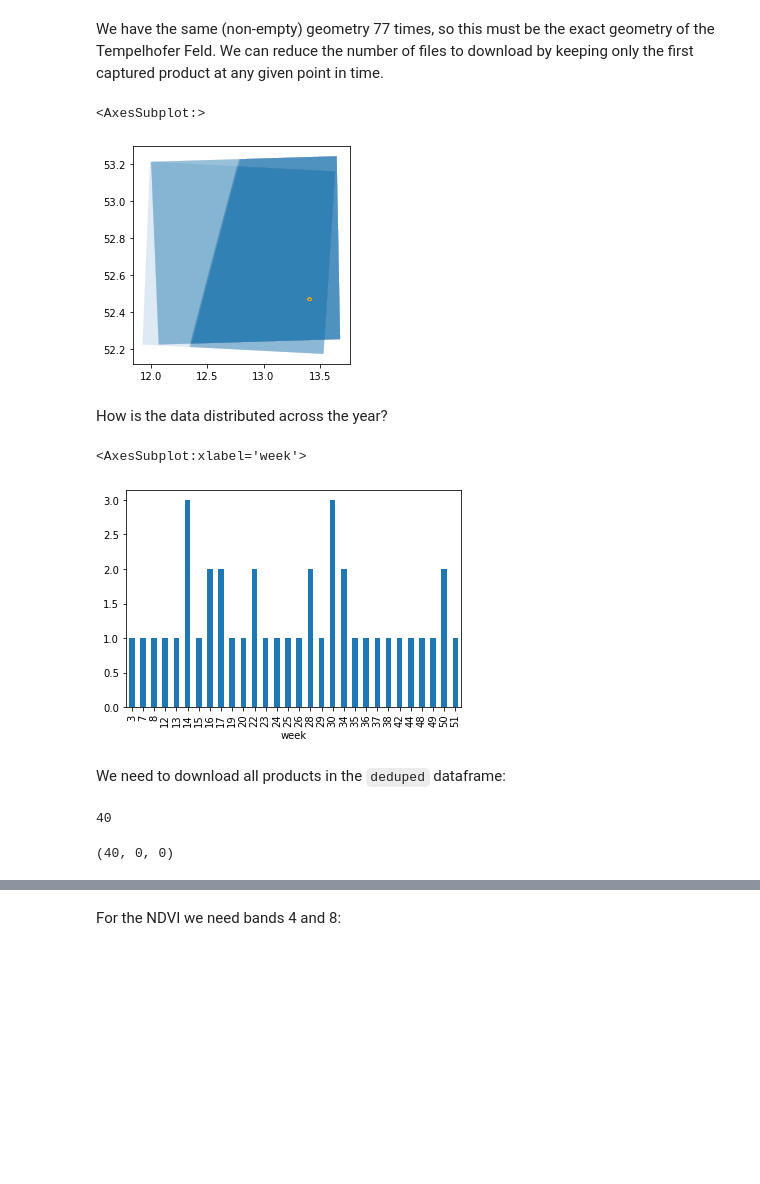
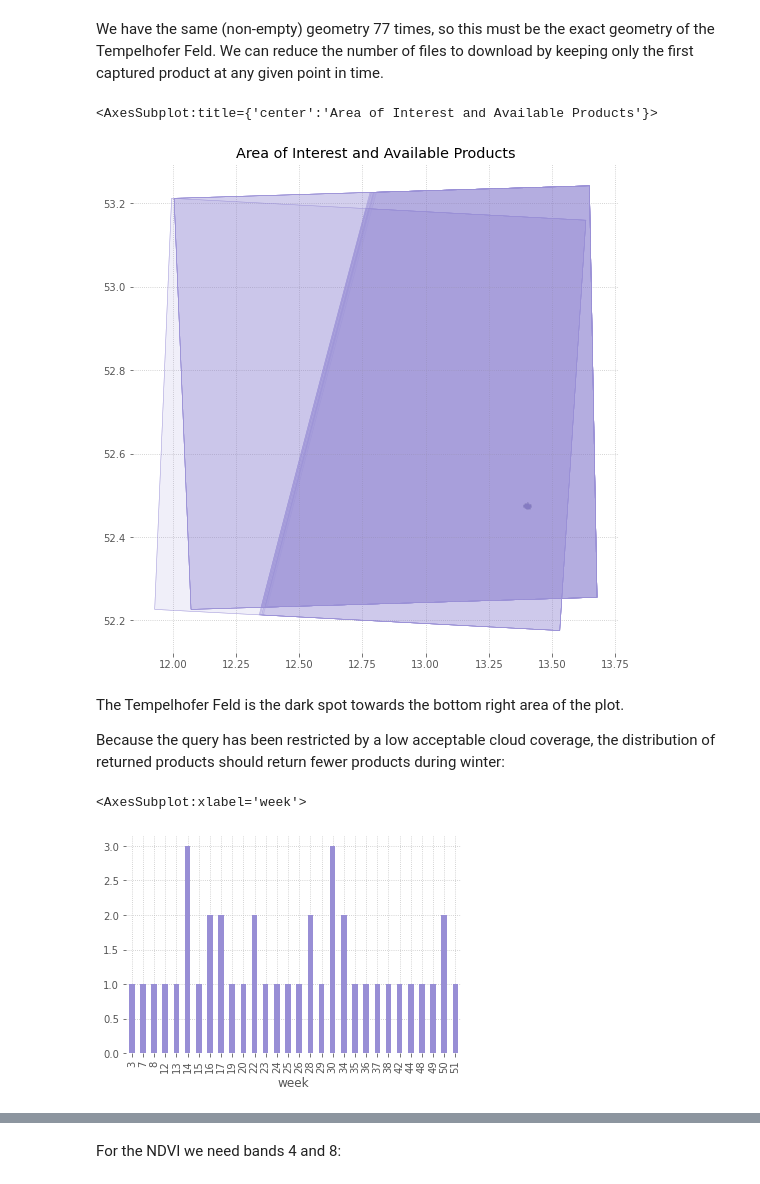
Before and after one commit to rrrnld/earth-observation-for-journalism, a Jupyter notebook: sources/02a NDVI.ipynb, the cells around one changed output, grey strips where cells are left out. Drawn from its saved outputs; the diff is of its cells as text; code cells hidden in the pictures; blank space fills up the shorter version.

Commit message:
Run 02a from top to bottom

```diff
--- a/sources/02a NDVI.ipynb
+++ b/sources/02a NDVI.ipynb
@@ -64,0 +47,23 @@ len(products)
+# %%
+from datetime import date
+from sentinelsat import SentinelAPI
+from shapely.geometry import box
+from tqdm.notebook import tqdm
+import os
+
+# save area of interest as GeoJSON
+base_path = Path('resources/tempelhofer_feld')
+base_path.mkdir(exist_ok=True, parents=True)
+tempelhofer_feld.to_file(base_path / 'tempelhofer_feld.geojson', driver='GeoJSON')
+
+api = SentinelAPI(os.getenv('SCIHUB_USERNAME'), os.getenv('SCIHUB_PASSWORD'))
+api._tqdm = tqdm # nicer progress bars
+
+footprint = tempelhofer_feld.convex_hull.iloc[0]
+products = api.query(footprint,
+                     platformname='Sentinel-2',
+                     processinglevel='Level-2A',
+                     date=(date(2019,1,1), date(2019,12,31)),
+                     cloudcoverpercentage=(0,30))
+
+print(f'Found {len(products)} products')
@@ -93,23 +100,20 @@ Length: 1, dtype: geometry
 We have the same (non-empty) geometry 77 times, so this must be the exact geometry of the Tempelhofer Feld.
 We can reduce the number of files to download by keeping only the first captured product at any given point in time.
 # %%
+from sentinel_helpers import plot_downloaded_products
+
 deduped = products_gdf.drop_duplicates(subset='beginposition', keep='first')
-ax = deduped.plot(alpha=0.05)
-tempelhofer_feld.plot(ax=ax, edgecolor='orange')
+plot_downloaded_products(deduped, tempelhofer_feld, figsize=(9,9), alpha=0.05)
 # %% [output]
-<AxesSubplot:>
+<AxesSubplot:title={'center':'Area of Interest and Available Products'}>
-[figure, old version]
+[figure, new version]
-# %% [markdown]
-How is the data distributed across the year?
+# %% [markdown]
+The Tempelhofer Feld is the dark spot towards the bottom right area of the plot.
+
+Because the query has been restricted by a low acceptable cloud coverage, the distribution of returned products should return fewer products during winter:
 # %%
 captured_at = deduped['beginposition'].astype('datetime64')
 captured_at.groupby(captured_at.dt.isocalendar().week).count().plot(kind='bar')
 # %% [output]
 <AxesSubplot:xlabel='week'>
-[figure, old version]
+[figure, new version]
-# %% [markdown]
-We need to download all products in the `deduped` dataframe:
-# %%
-len(deduped)
-# %% [output]
-40
@@ -122,4 +119,0 @@ downloaded, triggered, failed = api.download_all(deduped['uuid'].values, directo
-# %%
-len(downloaded), len(triggered), len(failed)
-# %% [output]
-(40, 0, 0)
```
Also changed, not shown: parts of 28 cells of this notebook, 2 other files.
